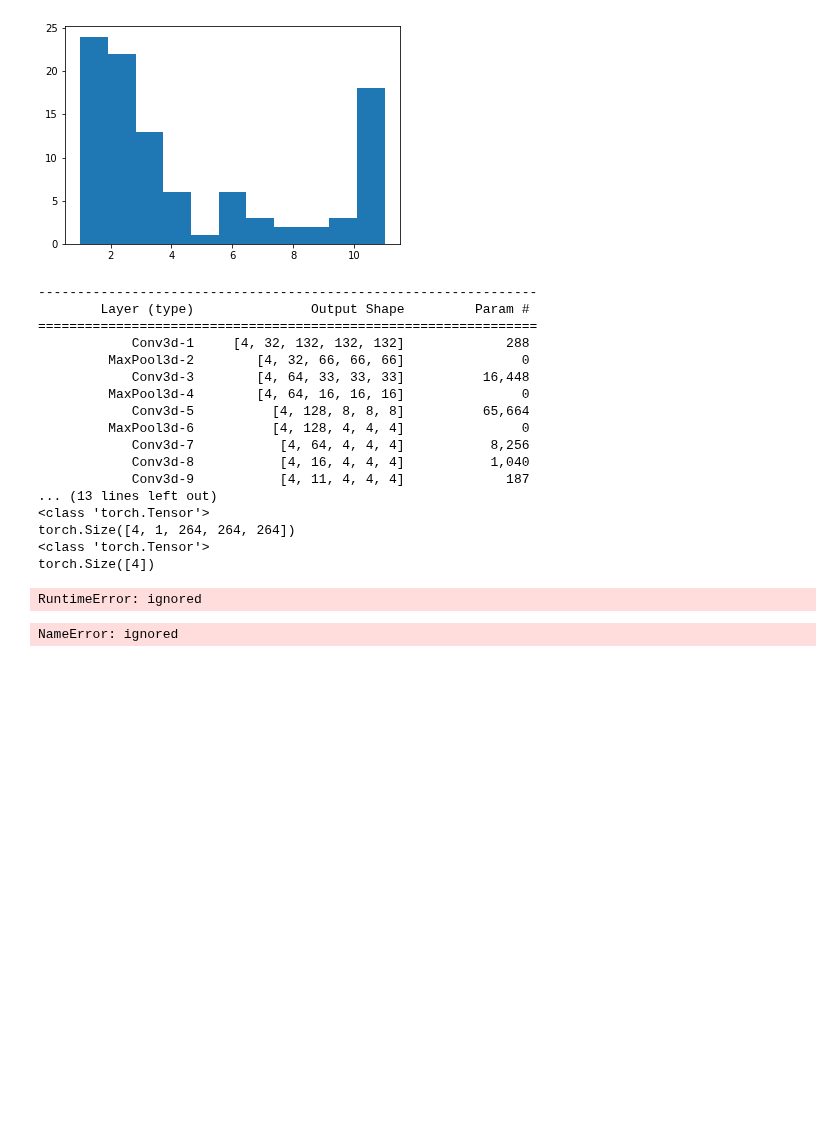
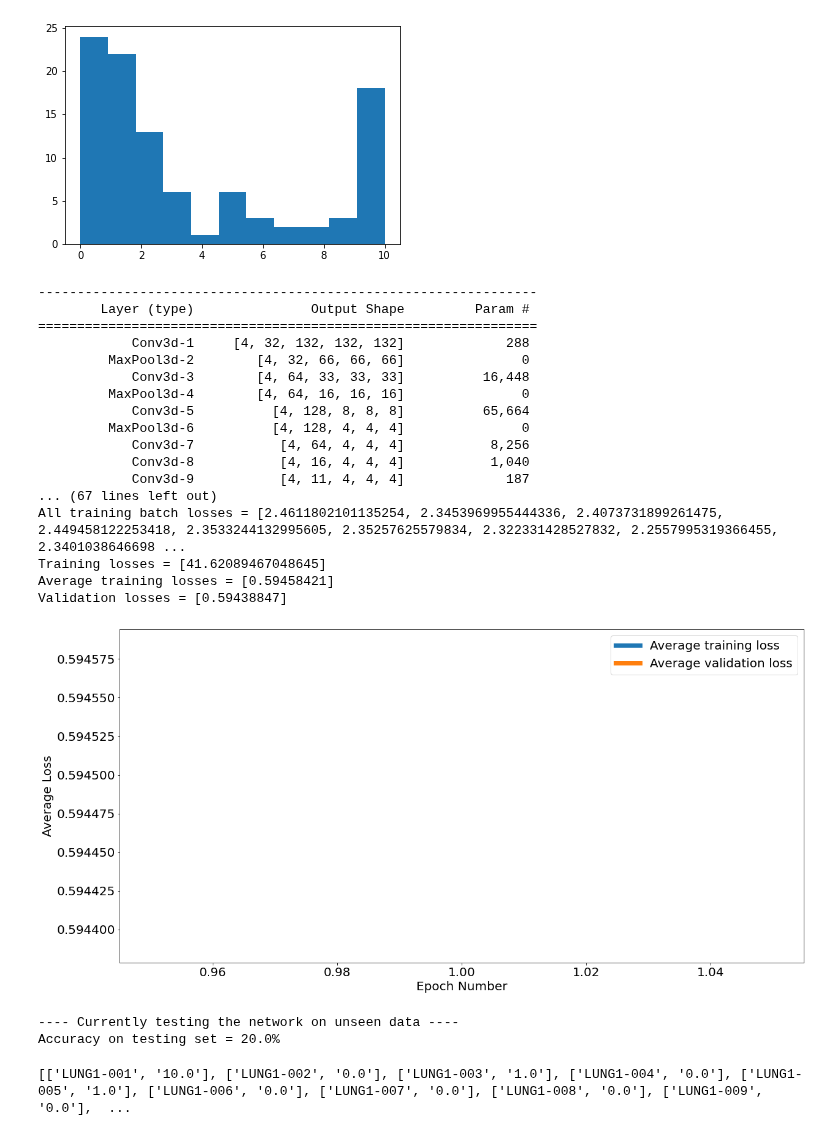
Before and after one commit to PHastings37/Mphys-proj, a Jupyter notebook: CNN2.ipynb, the cells around one changed output. Drawn from its saved outputs; the diff is of its cells as text; code cells hidden in the pictures; blank space fills up the shorter version.

Commit message:
multi variable CNN nearly working, accuracy seems to keep coming out at 26.7% (4/15 patients). possibly to do with there just not being enough patients?

```diff
--- a/CNN2.ipynb
+++ b/CNN2.ipynb
@@ -121,10 +121,10 @@ def patient_label() :
     for i in range(len(dead_statuses)):
 
       if dead_statuses[i] == 1 and time_markers[i] < 1800: #check patient is dead before 1800 days(5 years)
-        labels[i] = math.ceil(time_markers[i] / 180)
+        labels[i] = math.floor(time_markers[i] / 180)
       else:
 
-        labels[i] = 11
+        labels[i] = 10
 
     return labels
 
@@ -162,12 +162,9 @@ def training_loop():
         labels = np.asarray(labels)
         labels = labels.astype(np.float32)
         labels = torch.from_numpy(labels)
+        labels = labels.long()
+        print(f'Labels {labels}')
 
-
-        print(type(images))
-        print(images.shape)
-        print(type(labels))
-        print(labels.shape)
 
         #hot_labels = convert_to_one_hot_labels(images, labels)
 
@@ -182,6 +179,7 @@ def training_loop():
 
         #forward pass
         outputs = model(images)
+        #print(f'Outputs: {outputs}')
         # print (outputs)
         #loss = criterion(outputs, hot_labels)
         loss = criterion(outputs, labels)
@@ -226,6 +224,11 @@ def validation_loop() :
         for images, labels in validation_dataloader :
             images = reshape(images, (images.shape[0],1 ,264,264,264))
             images = images.float()
+
+            labels = np.asarray(labels)
+            labels = labels.astype(np.float32)
+            labels = torch.from_numpy(labels)
+            labels = labels.long()
             #hot_labels = convert_to_one_hot_labels(images, labels)
 
             images = images.to(device)
@@ -241,12 +244,14 @@ def validation_loop() :
             # max returns (value, index)
             _,predictions = torch.max(outputs, 1)
             #_,targets = torch.max(hot_labels, 1)
-            _,targets = torch.max(labels, 1)
+            targets = labels
             #print(f'predictions: {predictions}')
             #print(f'targets: {targets}')
             #print(f'correct in this batch: {(predictions == targets).sum().item()}')
             n_valid_samples += labels.shape[0]
+            print(f"valid samples: {n_valid_samples}")
             n_valid_correct += (predictions == targets).sum().item()
+            print(f"valid correct: {n_valid_correct}")
             #print(f'n_correct = {n_correct}. n_samples = {n_samples}')
         avg_valid_loss = valid_epoch_loss/n_valid_samples
         #valid_loss.append(valid_epoch_loss)
@@ -271,6 +276,11 @@ def testing_loop():
       # print(counter)
       images = images = reshape(images, (images.shape[0],1 ,264,264,264))
       images = images.float()
+
+      labels = np.asarray(labels)
+      labels = labels.astype(np.float32)
+      labels = torch.from_numpy(labels)
+      labels = labels.long()
       #hot_labels = convert_to_one_hot_labels(images, labels)
 
       images = images.to(device)
@@ -280,11 +290,11 @@ def testing_loop():
       # max returns (value, index)
       _,predictions = torch.max(outputs, 1)
       #_,targets = torch.max(hot_labels,1)
-      _,targets = torch.max(labels,1)
+      targets = labels
       #print(f'predictions: {predictions}')
       #print(f'targets: {targets}')
       #n_samples += hot_labels.shape[0]
-      n_samples += labels.shape
+      n_samples += labels.shape[0]
       n_correct += (predictions == targets).sum().item()
       #print(f'n_correct = {n_correct}. n_samples = {n_samples}')
 
@@ -353,8 +363,8 @@ class ImageDataset(Dataset) :
   def __getitem__(self,idx) :
     img_path = os.path.join(self.img_dir, self.img_labels[idx][0] + "-GTV-1.nii" )
     image_sitk = sitk.ReadImage(img_path)
-    # ID = self.img_labels[idx][0]
-    # print(f'ID: {ID}')
+    ID = self.img_labels[idx][0]
+    #print(f'ID: {ID}')
     image = sitk.GetArrayFromImage(image_sitk)
     label = self.img_labels[idx][1]
 
@@ -516,7 +526,7 @@ batch_size = 4
 learning_rate = 0.001
 criterion = nn.CrossEntropyLoss()
 optimizer = torch.optim.Adam(model.parameters(), lr = learning_rate)
-num_epochs = 8
+num_epochs = 1
 
 #====================================================================
 #=================== MAIN CODE ======================================
@@ -588,10 +598,10 @@ Requirement already satisfied: scipy>=1.1.0 in /usr/local/lib/python3.7/dist-pac
 Requirement already satisfied: SimpleITK in /usr/local/lib/python3.7/dist-packages (2.1.1)
 Drive already mounted at /content/gdrive; to attempt to forcibly remount, call drive.mount("/content/gdrive", force_remount=True).
 Using cpu device
 /content/gdrive/My Drive/Mphys project/cancerdatasem2.csv
 metadata_file path: /content/gdrive/My Drive/Mphys project/cancerdatasem2.csv
 Length of metadata array is 100
-[figure, old version]
+[figure, new version]
 ----------------------------------------------------------------
         Layer (type)               Output Shape         Param #
 ================================================================
@@ -604,18 +614,20 @@ Length of metadata array is 100
             Conv3d-7           [4, 64, 4, 4, 4]           8,256
             Conv3d-8           [4, 16, 4, 4, 4]           1,040
             Conv3d-9           [4, 11, 4, 4, 4]             187
-... (13 lines left out)
-<class 'torch.Tensor'>
-torch.Size([4, 1, 264, 264, 264])
-<class 'torch.Tensor'>
-torch.Size([4])
+... (67 lines left out)
+All training batch losses = [2.4611802101135254, 2.3453969955444336, 2.4073731899261475, 2.449458122253418, 2.3533244132995605, 2.35257625579834, 2.322331428527832, 2.2557995319366455, 2.3401038646698 ...
+Training losses = [41.62089467048645]
+Average training losses = [0.59458421]
+Validation losses = [0.59438847]
+[figure, added]
-RuntimeError: ignored
+---- Currently testing the network on unseen data ----
+Accuracy on testing set = 20.0%
 # %%
 patient_labels = np.reshape(patient_labels, [100, 1])
 patient_IDs = np.reshape(patient_IDs, [100, 1])
 
 comb_array = np.hstack((patient_IDs, patient_labels))
 # %%
-print(labels)
+print(comb_array)
 # %% [output]
-NameError: ignored
+[['LUNG1-001', '10.0'], ['LUNG1-002', '0.0'], ['LUNG1-003', '1.0'], ['LUNG1-004', '0.0'], ['LUNG1-005', '1.0'], ['LUNG1-006', '0.0'], ['LUNG1-007', '0.0'], ['LUNG1-008', '0.0'], ['LUNG1-009', '0.0'],  ...
```
Also changed, not shown: parts of 1 cell of this notebook.
